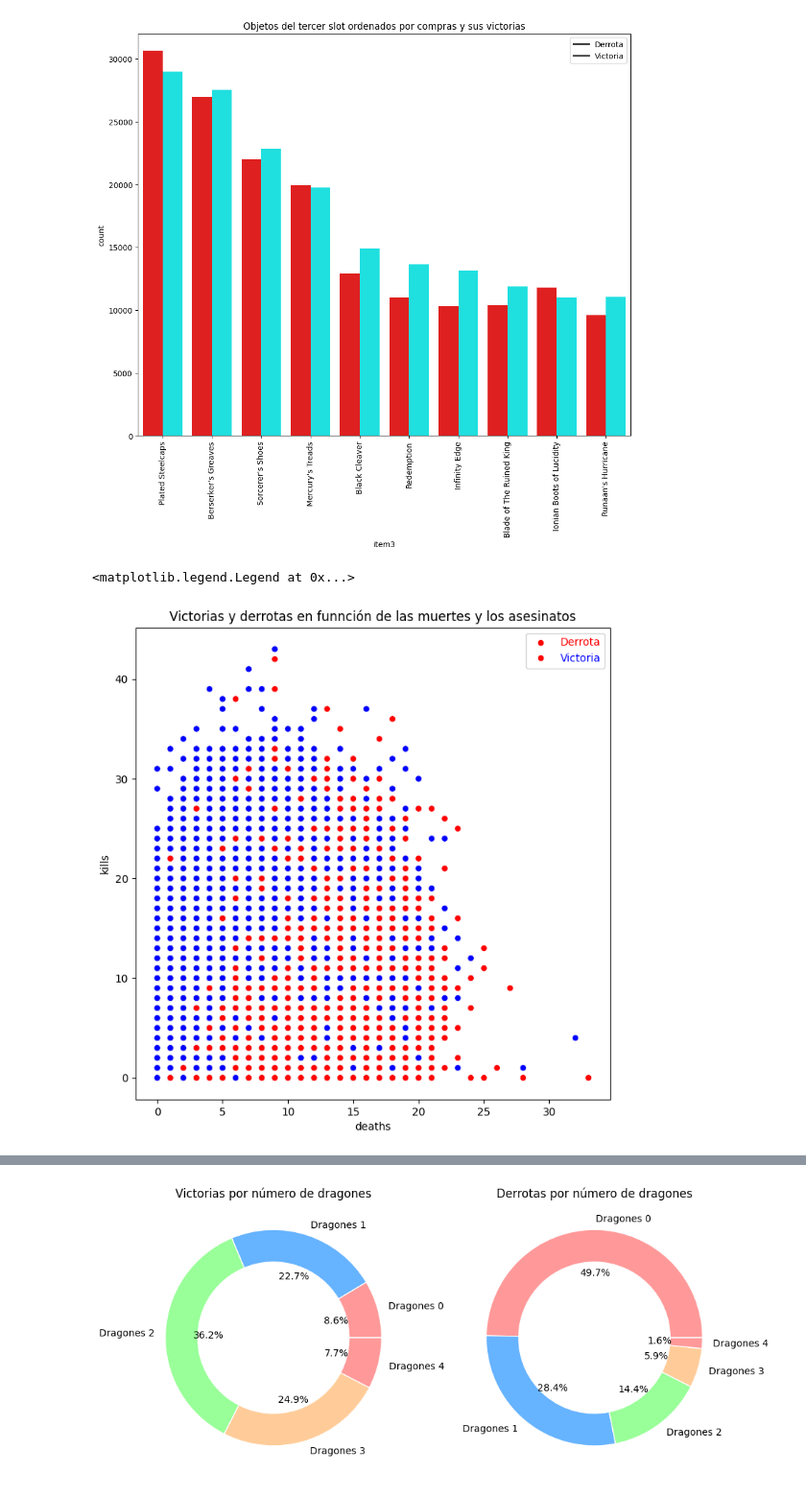
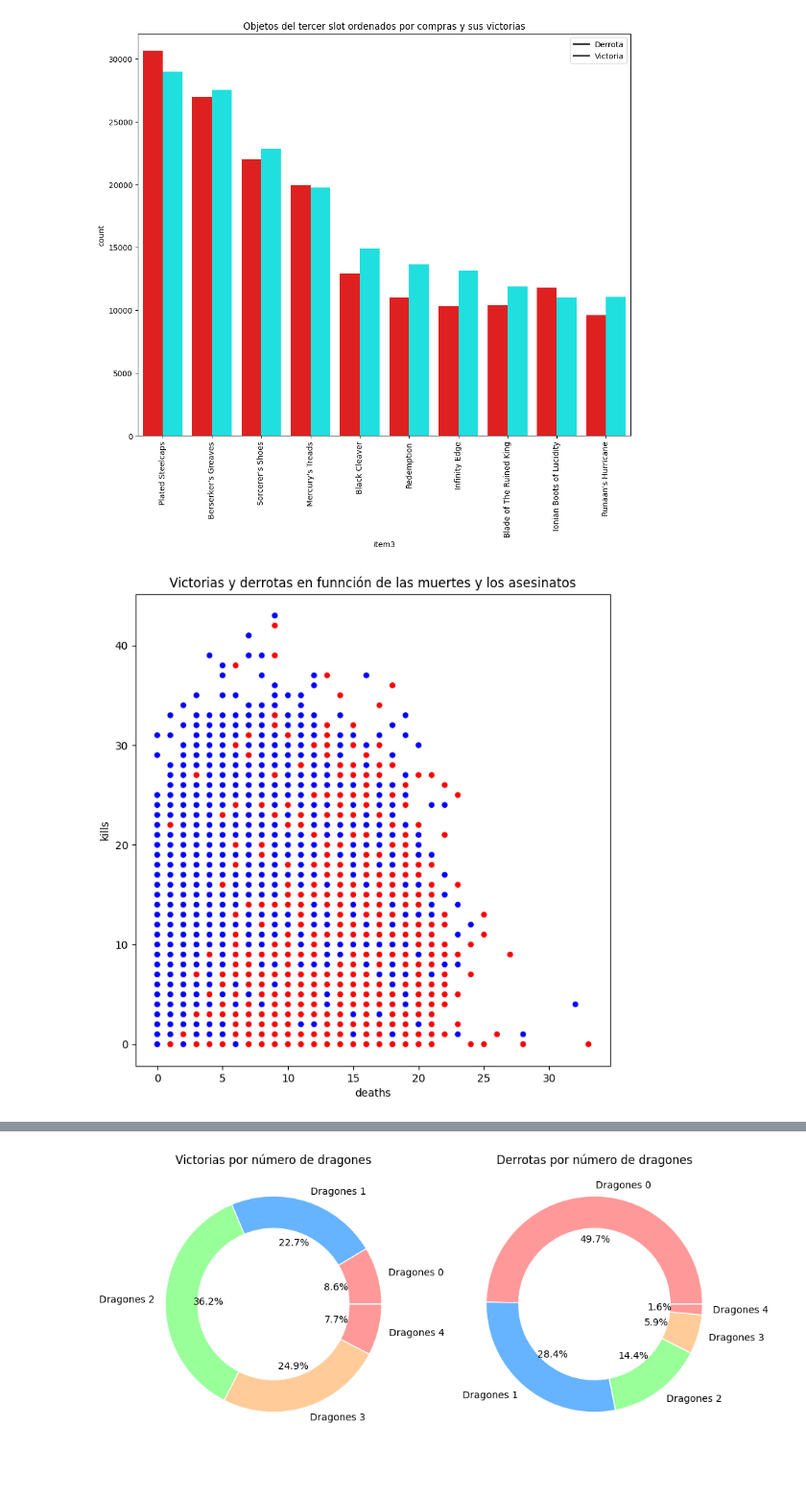
Before and after one commit to PlazzaA/Ganar_en_el_LoL, a Jupyter notebook: EDA_LoL.ipynb, the cells around one changed output, grey strips where cells are left out. Shown at 96% size. Cells and saved outputs as stored; diff of their text form; code cells hidden in the pictures.

Commit message:
Nueva_Data

```diff
--- a/EDA_LoL.ipynb
+++ b/EDA_LoL.ipynb
@@ -508,12 +508,11 @@ plt.legend(labels = ["Derrota", "Victoria"])
 [figure]
 # %%
 plt.figure(figsize = (8, 8))
-sns.scatterplot(data = todo, x = "deaths", y = "kills", hue = "win", palette = ["red", "blue"])
+sns.scatterplot(data = todo, x = "deaths", y = "kills", hue = "win", palette = ["red", "blue"], legend = False)
 plt.title("Victorias y derrotas en funnción de las muertes y los asesinatos")
-plt.legend(labels = ["Derrota", "Victoria"], labelcolor = ["red", "blue"])
+plt.show()
 # %% [output]
-<matplotlib.legend.Legend at 0x...>
-[figure, old version]
+[figure, new version]
 # %%
 todo[(todo['win'] == 1) & (todo["dragonkills"] < 5)]
 # %% [output]
```
Also changed, not shown: parts of 14 cells of this notebook, 30 other files.
